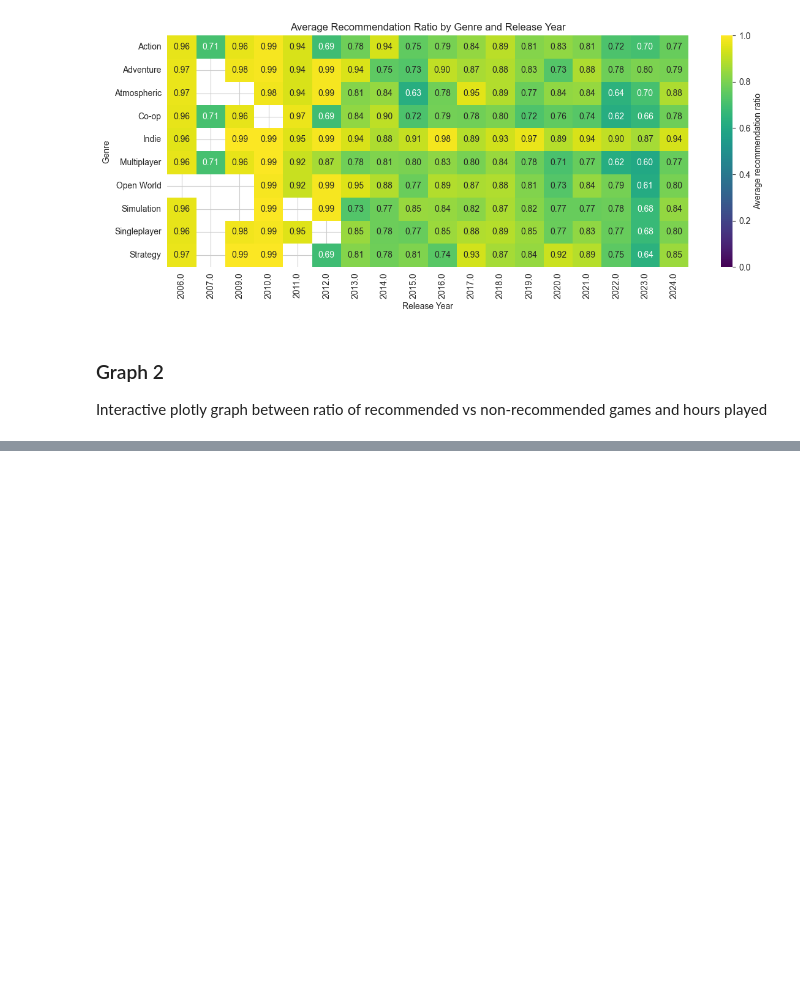
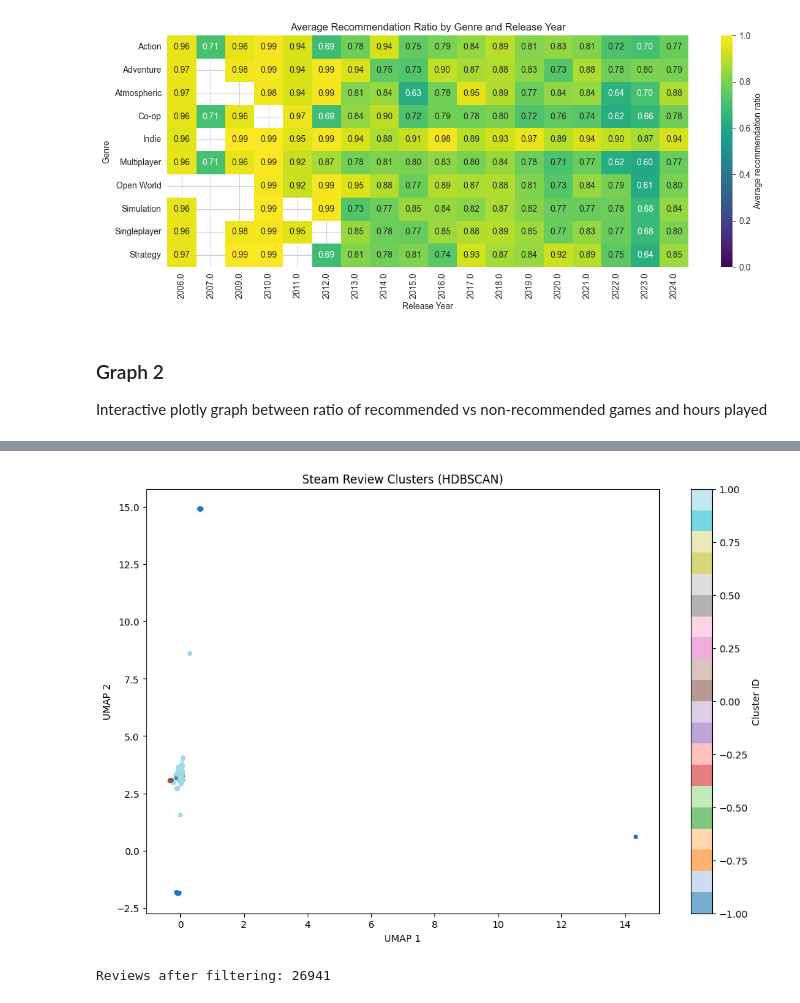
Before and after one commit to sjsu-cs133-f25/gamers-steamreviews-games, a Jupyter notebook: notebooks/05_extra.ipynb, the cells around one changed output, grey strips where cells are left out. Drawn from its saved outputs; the diff is of its cells as text; code cells hidden in the pictures; blank space fills up the shorter version.

```diff
--- a/notebooks/05_extra.ipynb
+++ b/notebooks/05_extra.ipynb
@@ -169,0 +246,17 @@ TBD
+# %%
+from sentence_transformers import SentenceTransformer
+
+model = SentenceTransformer('all-MiniLM-L6-v2')  # small, fast
+embeddings = model.encode(df_sample['review'].tolist(), batch_size=64, show_progress_bar=True)
+# %%
+import umap
+umap_reducer = umap.UMAP(n_components=50, n_neighbors=15, min_dist=0.1, random_state=42)
+X_reduced = umap_reducer.fit_transform(embeddings)
+# %%
+import hdbscan
+
+clusterer = hdbscan.HDBSCAN(min_cluster_size=200, metric='euclidean')
+clusters = clusterer.fit_predict(X_reduced)
+df_sample['cluster'] = clusters
+
+pd.crosstab(df_sample['cluster'], df_sample['recommendation'])
@@ -169,0 +269,17 @@ TBD
+# %%
+plt.figure(figsize=(12, 8))
+plt.scatter(
+    X_reduced[:, 0],
+    X_reduced[:, 1],
+    c=df_sample['cluster'],  # cluster ID
+    cmap='tab20',            # categorical colormap
+    alpha=0.6,
+    s=10
+)
+plt.xlabel('UMAP 1')
+plt.ylabel('UMAP 2')
+plt.title('Steam Review Clusters (HDBSCAN)')
+plt.colorbar(label='Cluster ID')
+plt.show()
+# %% [output]
+[figure, added]
@@ -169,0 +297,28 @@ TBD
+# %%
+# --------------------------
+# 0️⃣ Suppress warnings
+# --------------------------
+os.environ["TOKENIZERS_PARALLELISM"] = "false"
+
+# --------------------------
+# 1️⃣ Prepare text
+# --------------------------
+df_sample['clean_review'] = (
+    df_sample['review']
+    .str.lower()
+    .str.replace(r'\d+', '', regex=True)
+    .str.replace(r'[^a-z\s]', '', regex=True)
+)
+
+# Filter for longer reviews
+MIN_LENGTH = 50
+df_filtered = df_sample[df_sample['clean_review'].str.len() > MIN_LENGTH].copy()
+print(f"Reviews after filtering: {len(df_filtered)}")
+
+# --------------------------
+# 2️⃣ Compute embeddings
+# --------------------------
+model = SentenceTransformer('all-MiniLM-L6-v2')
+embeddings = model.encode(df_filtered['clean_review'].tolist(), batch_size=64, show_progress_bar=True)
+# %% [output]
+Reviews after filtering: 26941
```
Also changed, not shown: parts of 15 cells of this notebook, 2 other files.
